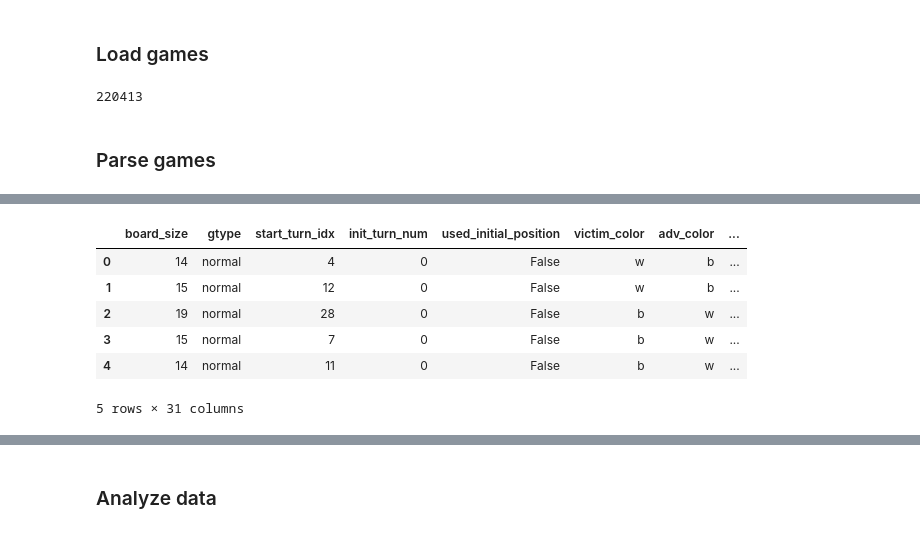
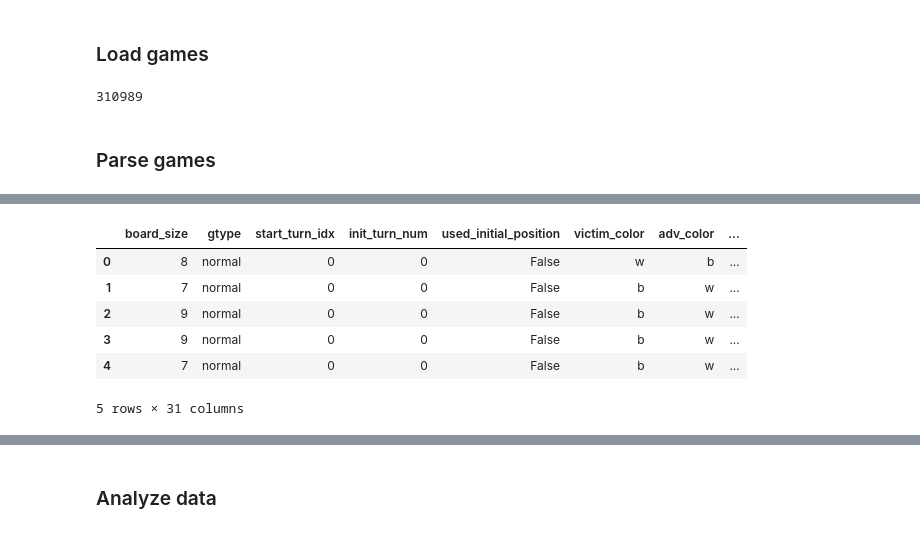
Before and after one commit to AlignmentResearch/go_attack, a Jupyter notebook: notebooks/sgf-explorer.ipynb, the cells around one changed output, grey strips where cells are left out. Drawn from its saved outputs; the diff is of its cells as text; code cells hidden in the pictures.

```diff
--- a/notebooks/sgf-explorer.ipynb
+++ b/notebooks/sgf-explorer.ipynb
@@ -27,7 +27,12 @@ from sgfmill import sgf
 # %% [markdown]
 ### Load games
 # %%
-SELFPLAY_DIR = "/nas/ucb/tony/go-attack/training/emcts1/cp37-base/selfplay"
+DATA_DIR = "/nas/ucb/tony/go-attack/training/emcts1-v2/cp79-vis1"
+# DATA_DIR = "/nas/ucb/tony/go-attack/training/emcts1-v2/cp79-vis1-apt"
+# DATA_DIR = "/nas/ucb/tony/go-attack/training/emcts1-v2/cp99-vis1"
+# DATA_DIR = "/nas/ucb/tony/go-attack/training/emcts1-v2/cp127-vis1"
+
+SELFPLAY_DIR = f"{DATA_DIR}/selfplay"
 RAW_SGF_STRS: List[str] = []
 
 bot_de: posix.DirEntry
@@ -42,7 +47,7 @@ for bot_de in tqdm([de for de in os.scandir(SELFPLAY_DIR) if de.is_dir()]):
 
 len(RAW_SGF_STRS)
 # %% [output]
-220413
+310989
 # %% [markdown]
 ### Parse games
 # %%
@@ -177,7 +182,7 @@ def get_game_info(sgf_str: str) -> GameInfo:
         sgf_str=sgf_str,
         ko_rule=re.search(r"ko([A-Z]+)", rule_str).group(1),
         score_rule=re.search(r"score([A-Z]+)", rule_str).group(1),
-        tax_rule=re.search(r"score([A-Z]+)", rule_str).group(1),
+        tax_rule=re.search(r"tax([A-Z]+)", rule_str).group(1),
         sui_legal=re.search(r"sui([0-9])", rule_str).group(1) == "1",
         has_button="button1" in rule_str,
         whb=re.search(r"whb([A-Z0-9\-]+)", rule_str).group(1)
@@ -196,15 +201,17 @@ GAME_INFOS: List[GameInfo] = process_map(
 )
 # %%
 %%time
-df_raw = pd.DataFrame(
+df = pd.DataFrame(
     [dataclasses.asdict(gi) for gi in GAME_INFOS]
 )
-print("gtypes:", df_raw.gtype.unique())
-print("Number of cleanup games:", (df_raw.gtype == "cleanuptraining").sum())
+print("gtypes:", df.gtype.unique())
+print("Number of cleanup games:", (df.gtype == "cleanuptraining").sum())
 
-df = df_raw[df_raw.gtype == 'normal']
+# Filter to only normal games
+df = df[(df.gtype == 'normal')]
 print("Fraction continuation:    ", df.is_continuation.mean())
 print("Fraction used_initial_pos:", df.used_initial_position.mean())
 print("max(init_turn_num)       :", df.init_turn_num.max())
+
 df.head()
 # %% [output]
@@ -218,7 +225,7 @@ Wall time: 10.3 s
 |  | board_size | gtype | start_turn_idx | init_turn_num | used_initial_position | victim_color | adv_color | ... |
-| 0 | 14 | normal | 4 | 0 | False | w | b | ... |
-| 1 | 15 | normal | 12 | 0 | False | w | b | ... |
-| 2 | 19 | normal | 28 | 0 | False | b | w | ... |
-| 3 | 15 | normal | 7 | 0 | False | b | w | ... |
-| 4 | 14 | normal | 11 | 0 | False | b | w | ... |
+| 0 | 8 | normal | 0 | 0 | False | w | b | ... |
+| 1 | 7 | normal | 0 | 0 | False | b | w | ... |
+| 2 | 9 | normal | 0 | 0 | False | b | w | ... |
+| 3 | 9 | normal | 0 | 0 | False | b | w | ... |
+| 4 | 7 | normal | 0 | 0 | False | b | w | ... |
 5 rows × 31 columns
```
Also changed, not shown: parts of 14 cells of this notebook.
